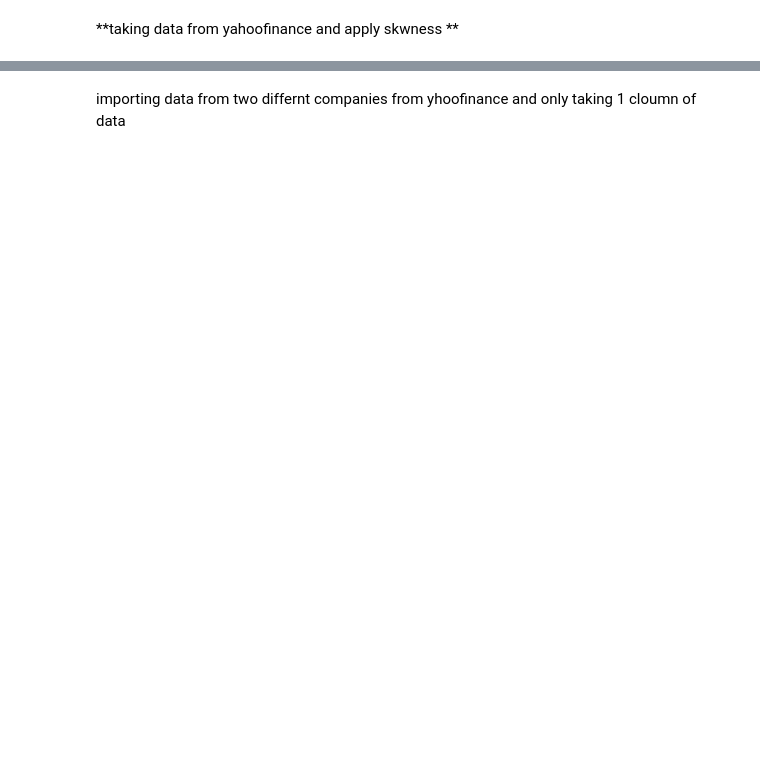
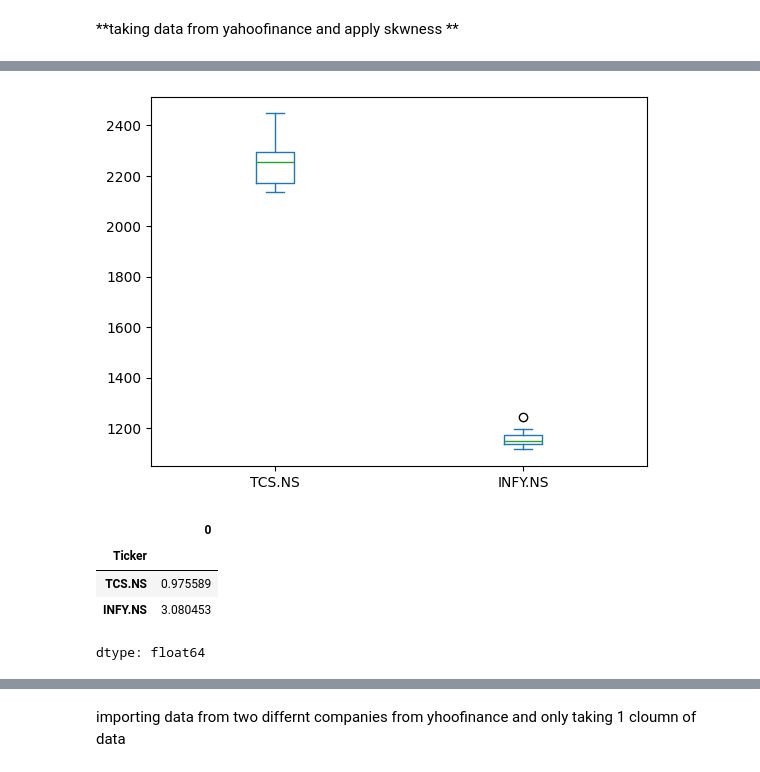
Before and after one commit to KARISHMA674/data-analytics., a Jupyter notebook: statspractice.ipynb, the cells around one changed output, grey strips where cells are left out. Cells and saved outputs as stored; diff of their text form; code cells hidden in the pictures; blank space fills up the shorter version.

```diff
--- a/statspractice.ipynb
+++ b/statspractice.ipynb
@@ -428,0 +740,8 @@ plt.show()
+# %%
+import yfinance as yf
+import pandas as pd
+import numpy as np
+import matplotlib.pyplot as plt
+from scipy import stats
+df=yf.download('TCS.NS')
+print(df)
@@ -428,0 +767,3 @@ plt.show()
+# %%
+df1=yf.download('INFY.NS')
+print(df1)
@@ -428,0 +811,3 @@ plt.show()
+# %%
+df3=pd.concat([df['Close'],df1['Close']],axis=1)
+print(df3)
@@ -428,0 +832,12 @@ plt.show()
+# %%
+df3.plot(kind='box')
+plt.show()
+df3.skew()
+df3.kurt()
+# %% [output]
+[figure, added]
+|  | 0 |
+| Ticker |  |
+| TCS.NS | 0.975589 |
+| INFY.NS | 3.080453 |
+dtype: float64
```
Also changed, not shown: parts of 89 cells of this notebook.
